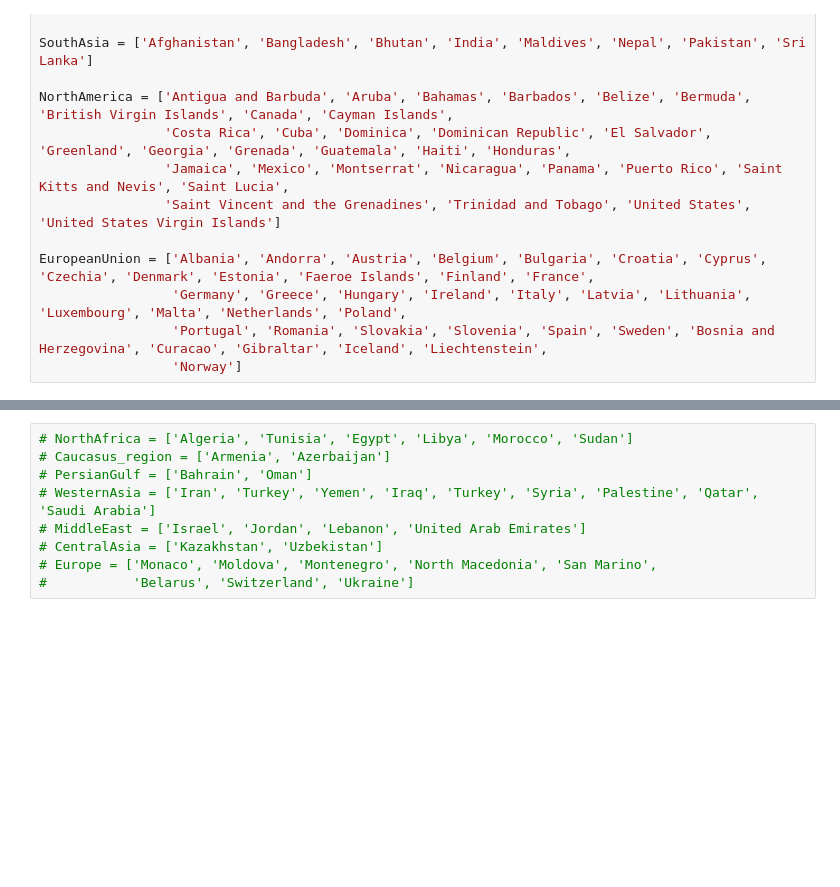
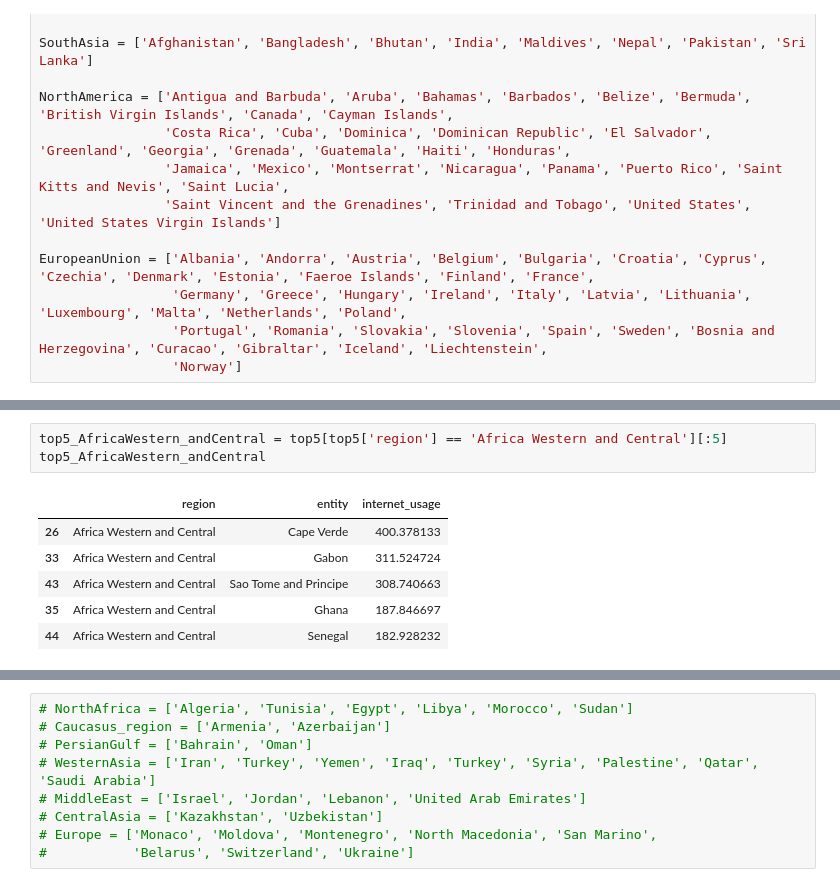
Before and after one commit to TelRich/World_Access_to_the_Internet, a Jupyter notebook: notebook.ipynb, the cells around one changed output, grey strips where cells are left out. Saved outputs shown, nothing was run; the diff lists cells and outputs as text; blank space fills up the shorter version.

```diff
--- a/notebook.ipynb
+++ b/notebook.ipynb
@@ -628,0 +589,10 @@ all_table[all_table['entity'].isin(SouthAsia)]
+# %%
+top5_AfricaWestern_andCentral = top5[top5['region'] == 'Africa Western and Central'][:5]
+top5_AfricaWestern_andCentral
+# %% [output]
+|  | region | entity | internet_usage |
+| 26 | Africa Western and Central | Cape Verde | 400.378133 |
+| 33 | Africa Western and Central | Gabon | 311.524724 |
+| 43 | Africa Western and Central | Sao Tome and Principe | 308.740663 |
+| 35 | Africa Western and Central | Ghana | 187.846697 |
+| 44 | Africa Western and Central | Senegal | 182.928232 |
```
Also changed, not shown: parts of 17 cells of this notebook.
